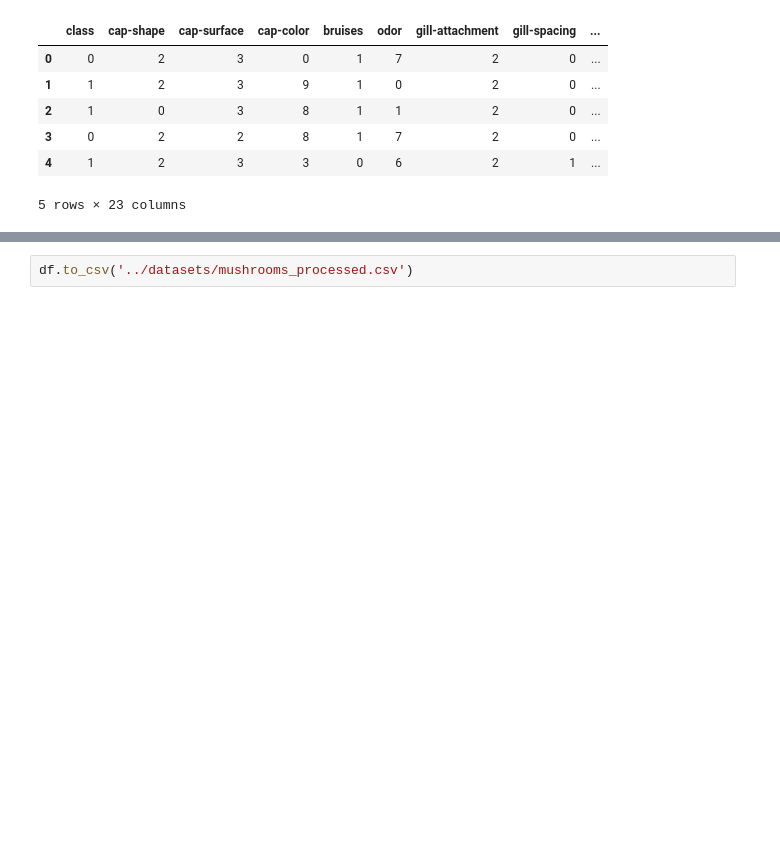
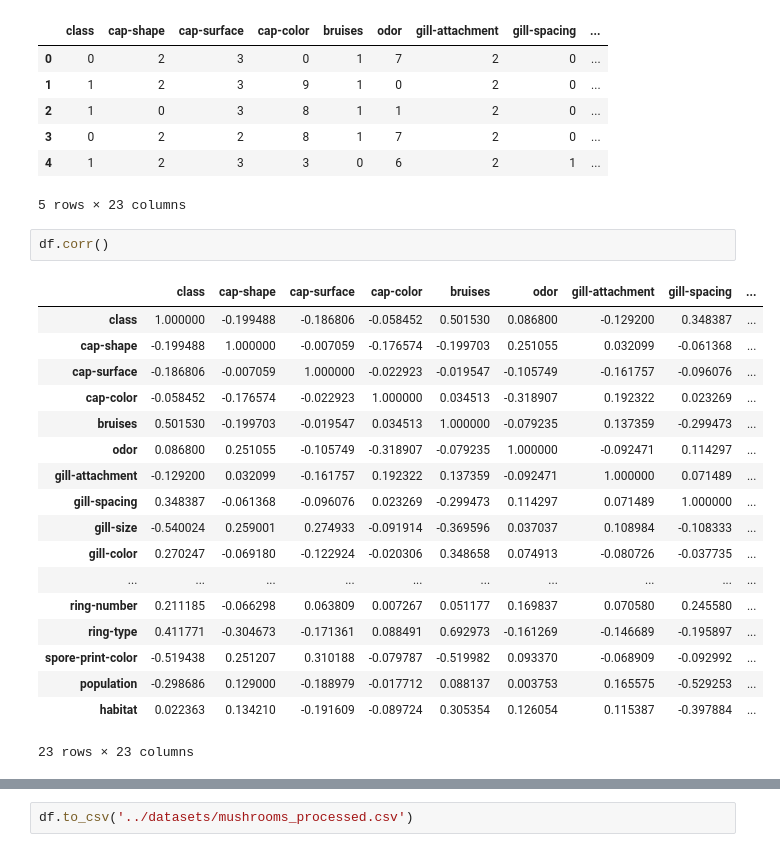
Before and after one commit to AxoloCrypt/Mushroom-Network, a Jupyter notebook: notebooks/preparation.ipynb, the cells around one changed output, grey strips where cells are left out. Drawn from its saved outputs; the diff is of its cells as text; blank space fills up the shorter version.

```diff
--- a/notebooks/preparation.ipynb
+++ b/notebooks/preparation.ipynb
@@ -722,3 +722,24 @@ df.head()
 | 3 | 0 | 2 | 2 | 8 | 1 | 7 | 2 | 0 | ... |
 | 4 | 1 | 2 | 3 | 3 | 0 | 6 | 2 | 1 | ... |
 5 rows × 23 columns
+# %%
+df.corr()
+# %% [output]
+|  | class | cap-shape | cap-surface | cap-color | bruises | odor | gill-attachment | gill-spacing | ... |
+| class | 1.000000 | -0.199488 | -0.186806 | -0.058452 | 0.501530 | 0.086800 | -0.129200 | 0.348387 | ... |
+| cap-shape | -0.199488 | 1.000000 | -0.007059 | -0.176574 | -0.199703 | 0.251055 | 0.032099 | -0.061368 | ... |
+| cap-surface | -0.186806 | -0.007059 | 1.000000 | -0.022923 | -0.019547 | -0.105749 | -0.161757 | -0.096076 | ... |
+| cap-color | -0.058452 | -0.176574 | -0.022923 | 1.000000 | 0.034513 | -0.318907 | 0.192322 | 0.023269 | ... |
+| bruises | 0.501530 | -0.199703 | -0.019547 | 0.034513 | 1.000000 | -0.079235 | 0.137359 | -0.299473 | ... |
+| odor | 0.086800 | 0.251055 | -0.105749 | -0.318907 | -0.079235 | 1.000000 | -0.092471 | 0.114297 | ... |
+| gill-attachment | -0.129200 | 0.032099 | -0.161757 | 0.192322 | 0.137359 | -0.092471 | 1.000000 | 0.071489 | ... |
+| gill-spacing | 0.348387 | -0.061368 | -0.096076 | 0.023269 | -0.299473 | 0.114297 | 0.071489 | 1.000000 | ... |
+| gill-size | -0.540024 | 0.259001 | 0.274933 | -0.091914 | -0.369596 | 0.037037 | 0.108984 | -0.108333 | ... |
+| gill-color | 0.270247 | -0.069180 | -0.122924 | -0.020306 | 0.348658 | 0.074913 | -0.080726 | -0.037735 | ... |
+| ... | ... | ... | ... | ... | ... | ... | ... | ... | ... |
+| ring-number | 0.211185 | -0.066298 | 0.063809 | 0.007267 | 0.051177 | 0.169837 | 0.070580 | 0.245580 | ... |
+| ring-type | 0.411771 | -0.304673 | -0.171361 | 0.088491 | 0.692973 | -0.161269 | -0.146689 | -0.195897 | ... |
+| spore-print-color | -0.519438 | 0.251207 | 0.310188 | -0.079787 | -0.519982 | 0.093370 | -0.068909 | -0.092992 | ... |
+| population | -0.298686 | 0.129000 | -0.188979 | -0.017712 | 0.088137 | 0.003753 | 0.165575 | -0.529253 | ... |
+| habitat | 0.022363 | 0.134210 | -0.191609 | -0.089724 | 0.305354 | 0.126054 | 0.115387 | -0.397884 | ... |
+23 rows × 23 columns
```
Also changed, not shown: parts of 1 cell of this notebook.
